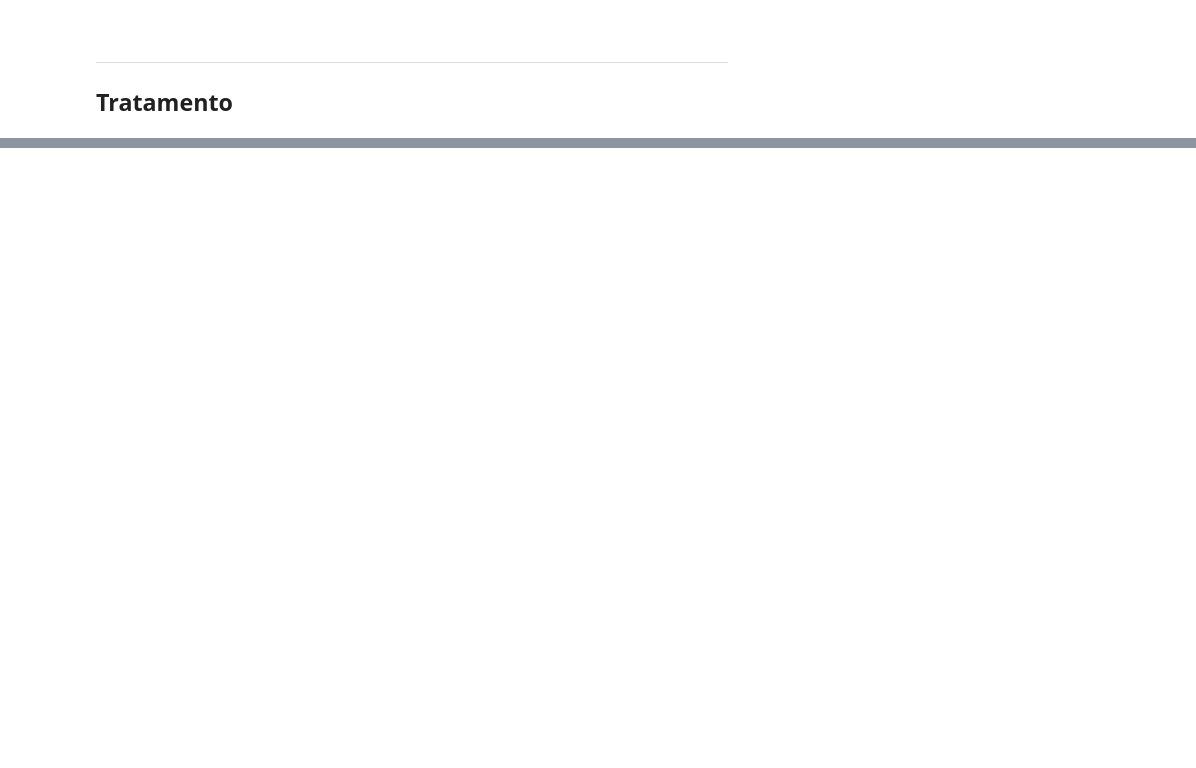
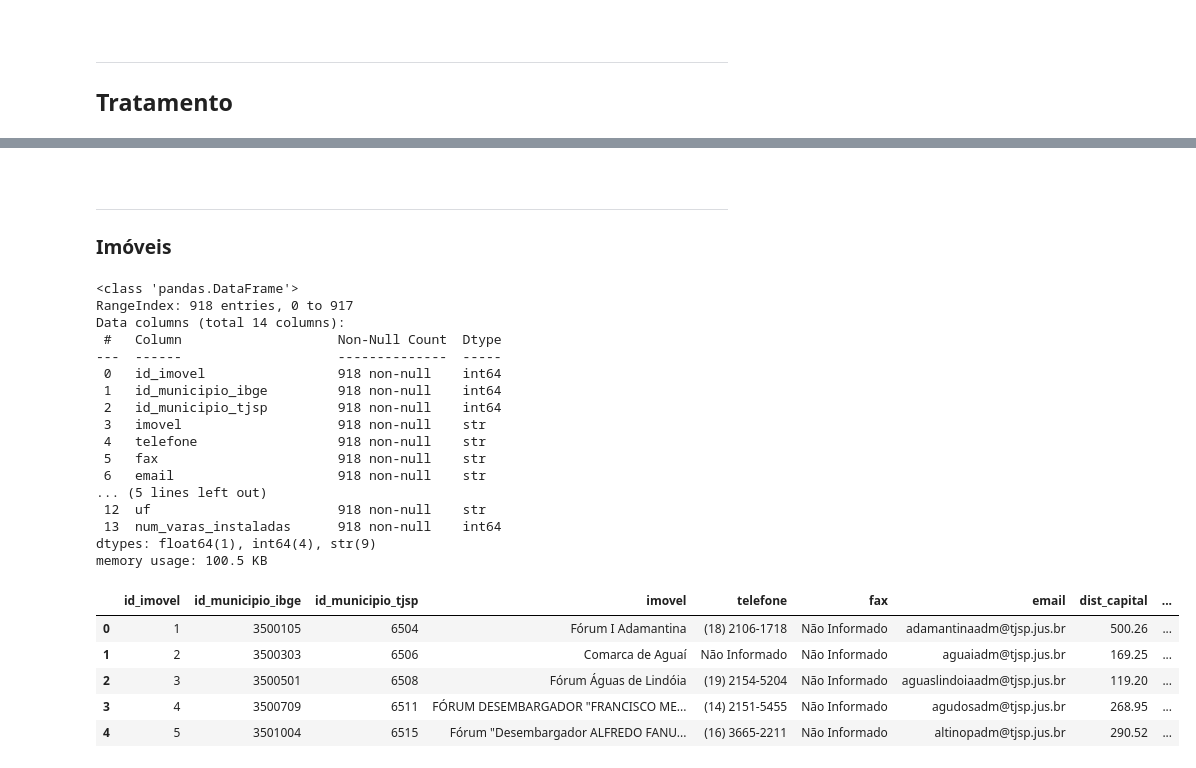
Before and after one commit to michelmetran/tjsp_unidades, a Jupyter notebook: docs/scripts/20_transform.ipynb, the cells around one changed output, grey strips where cells are left out. Cells and saved outputs as stored; diff of their text form; code cells hidden in the pictures; blank space fills up the shorter version.

```diff
--- a/docs/scripts/20_transform.ipynb
+++ b/docs/scripts/20_transform.ipynb
@@ -386,0 +174,2 @@ df_tjsp_unidades
+# %%
+con = duckdb.connect()
@@ -386,0 +191,77 @@ df_tjsp_unidades
+# %% [markdown]
+<br>
+
+---
+
+### Imóveis
+# %%
+stmt = """
+    SELECT
+        -- Identificador
+        id_imovel,
+        municipio_search.id_municipio_ibge,
+        municipio_search.id_municipio_tjsp,
+        imovel,
+
+        -- Contato
+        telefone,
+        fax,
+        email,
+
+        --cj,
+        --entrancia, -- Acho que é atributo da Comarca
+        --comarca_tjsp,
+
+        -- Atributos
+        dist_capital,
+        tensao_eletrica,
+
+        -- Endereço
+        endereco_lougradouro AS lougradouro,
+        endereco_cep AS cep,
+        --endereco_municipio,
+        municipio_search.municipio_tjsp_corrigido AS municipio_tjsp_corrigido,
+        endereco_uf AS uf,
+
+        -- Setores
+        num_varas_instaladas
+
+    FROM imovel_detalhes
+    LEFT JOIN municipio_search
+    ON municipio_search.municipio_tjsp = imovel_detalhes.endereco_municipio
+
+    WHERE 1=1
+        -- Confiro que o JOIN é perfeito...
+        --AND municipio_search.id_municipio_ibge IS NULL
+"""
+
+# Faz a consulta
+df_imoveis = con.sql(stmt).df()
+
+# Results
+df_imoveis.info()
+df_imoveis.head()
+# %% [output]
+<class 'pandas.DataFrame'>
+RangeIndex: 918 entries, 0 to 917
+Data columns (total 14 columns):
+ #   Column                    Non-Null Count  Dtype
+---  ------                    --------------  -----
+ 0   id_imovel                 918 non-null    int64
+ 1   id_municipio_ibge         918 non-null    int64
+ 2   id_municipio_tjsp         918 non-null    int64
+ 3   imovel                    918 non-null    str
+ 4   telefone                  918 non-null    str
+ 5   fax                       918 non-null    str
+ 6   email                     918 non-null    str
+... (5 lines left out)
+ 12  uf                        918 non-null    str
+ 13  num_varas_instaladas      918 non-null    int64
+dtypes: float64(1), int64(4), str(9)
+memory usage: 100.5 KB
+|  | id_imovel | id_municipio_ibge | id_municipio_tjsp | imovel | telefone | fax | email | dist_capital | ... |
+| 0 | 1 | 3500105 | 6504 | Fórum I Adamantina | (18) 2106-1718 | Não Informado | adamantinaadm@tjsp.jus.br | 500.26 | ... |
+| 1 | 2 | 3500303 | 6506 | Comarca de Aguaí | Não Informado | Não Informado | aguaiadm@tjsp.jus.br | 169.25 | ... |
+| 2 | 3 | 3500501 | 6508 | Fórum Águas de Lindóia | (19) 2154-5204 | Não Informado | aguaslindoiaadm@tjsp.jus.br | 119.20 | ... |
+| 3 | 4 | 3500709 | 6511 | FÓRUM DESEMBARGADOR "FRANCISCO ME... | (14) 2151-5455 | Não Informado | agudosadm@tjsp.jus.br | 268.95 | ... |
+| 4 | 5 | 3501004 | 6515 | Fórum "Desembargador ALFREDO FANU... | (16) 3665-2211 | Não Informado | altinopadm@tjsp.jus.br | 290.52 | ... |
```
Also changed, not shown: parts of 29 cells of this notebook, 5 other files.
